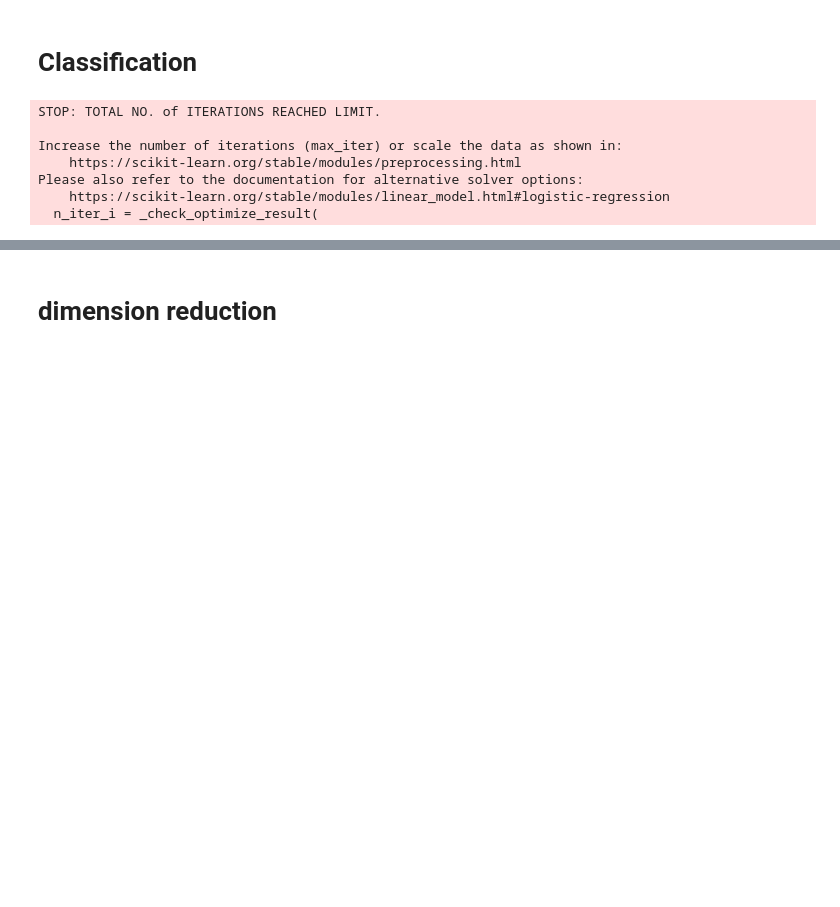
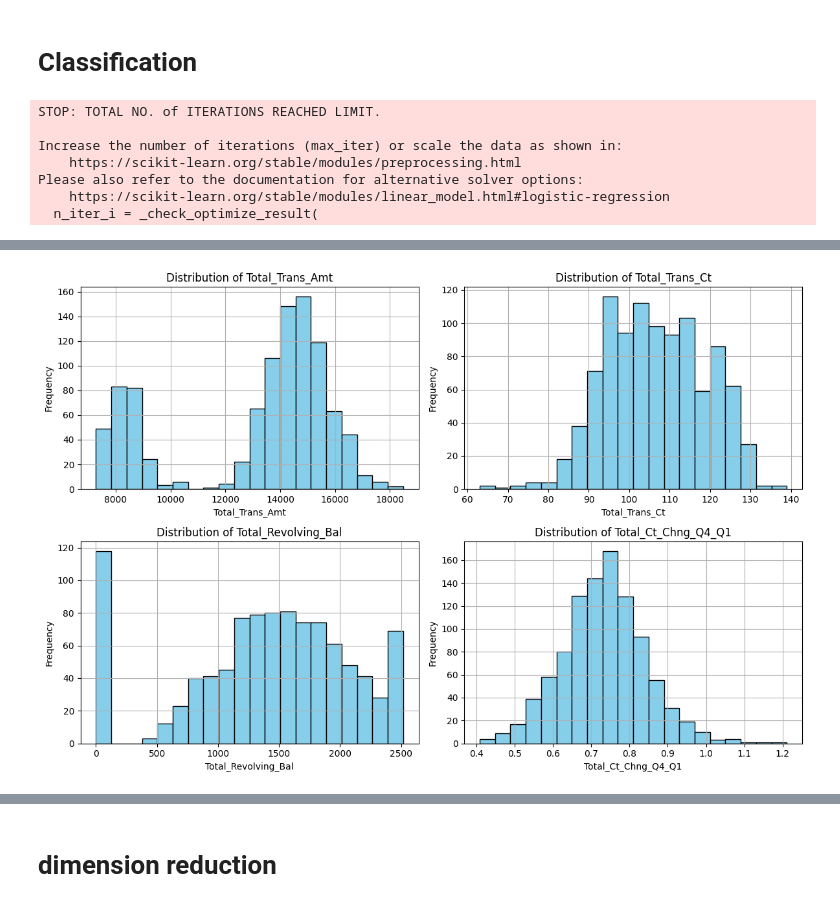
Before and after one commit to Zeegeuze/churn_prediction, a Jupyter notebook: personal_maps/majid/majid_ML.ipynb, the cells around one changed output, grey strips where cells are left out. Cells and saved outputs as stored; diff of their text form; code cells hidden in the pictures; blank space fills up the shorter version.

```diff
--- a/personal_maps/majid/majid_ML.ipynb
+++ b/personal_maps/majid/majid_ML.ipynb
@@ -579,0 +595,24 @@ display(results)
+# %%
+# Ensure 'Attrition_Flag' is not included in X_test
+X_test_no_flag = pd.DataFrame(X_test, columns=data.columns.drop('Attrition_Flag'))
+
+# predict probabilities of churn for the test data
+predicted_proba = random_forest.predict_proba(X_test_no_flag)
+
+# Add the predicted probabilities as a new column
+X_test_no_flag["Churn_Probability"] = predicted_proba[:, 1]
+
+# display the top 5 rows of the DataFrame with the predicted probabilities
+# print(X_test_no_flag.head())
+
+
+# define the threshold for high-risk customers
+threshold = 0.5
+
+# filter customers with a churn probability higher than the threshold
+high_risk_clients = X_test_no_flag[X_test_no_flag["Churn_Probability"] > threshold]
+
+print(high_risk_clients)
+
+# save the high-risk customers to a CSV file
+high_risk_clients.to_csv("high_risk_clients.csv", index=False)
@@ -579,0 +637,21 @@ display(results)
+# %%
+
+# لیست ستون‌های موردنظر
+columns = ["Total_Trans_Amt", "Total_Trans_Ct", "Total_Revolving_Bal", "Total_Ct_Chng_Q4_Q1"]
+
+# تنظیم اندازه صفحه و تعداد ساب‌پلات‌ها
+fig, axes = plt.subplots(2, 2, figsize=(12, 8))  # 2x2 layout
+
+# رسم هیستوگرام برای هر ستون
+for i, column in enumerate(columns):
+    ax = axes[i // 2, i % 2]  # انتخاب subplot
+    high_risk_clients[column].hist(bins=20, ax=ax, color='skyblue', edgecolor='black')
+    ax.set_title(f"Distribution of {column}")
+    ax.set_xlabel(column)
+    ax.set_ylabel("Frequency")
+
+# تنظیم فاصله بین نمودارها
+plt.tight_layout()
+plt.show()
+# %% [output]
+[figure, added]
```
Also changed, not shown: parts of 22 cells of this notebook.
